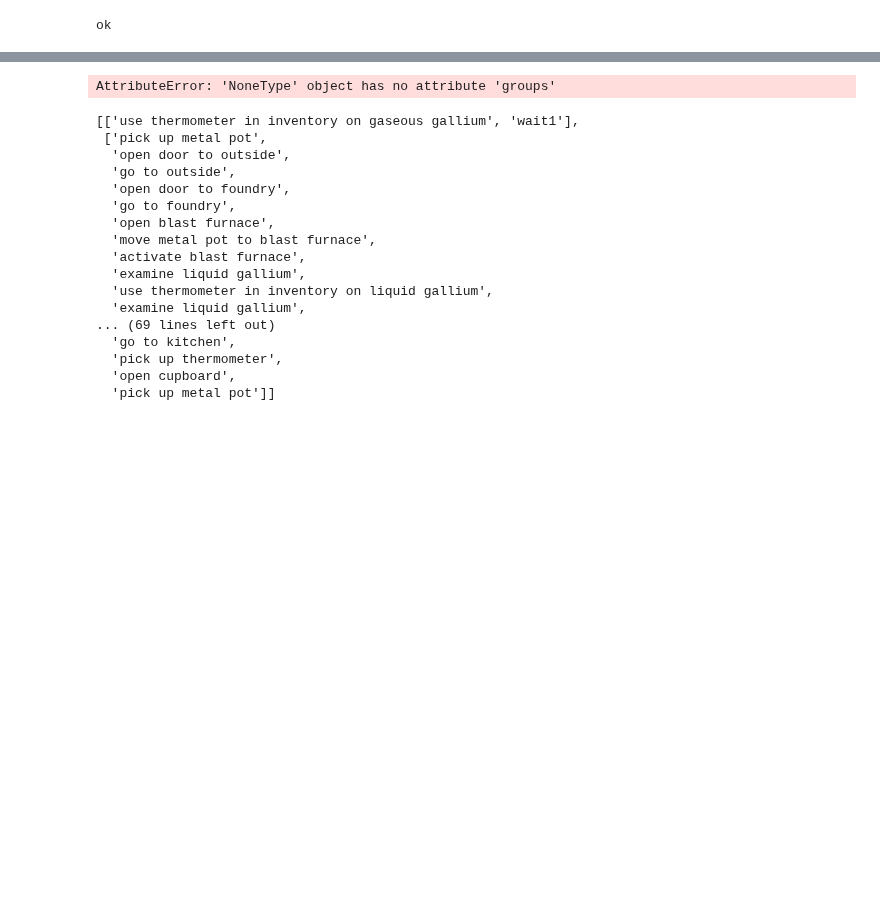
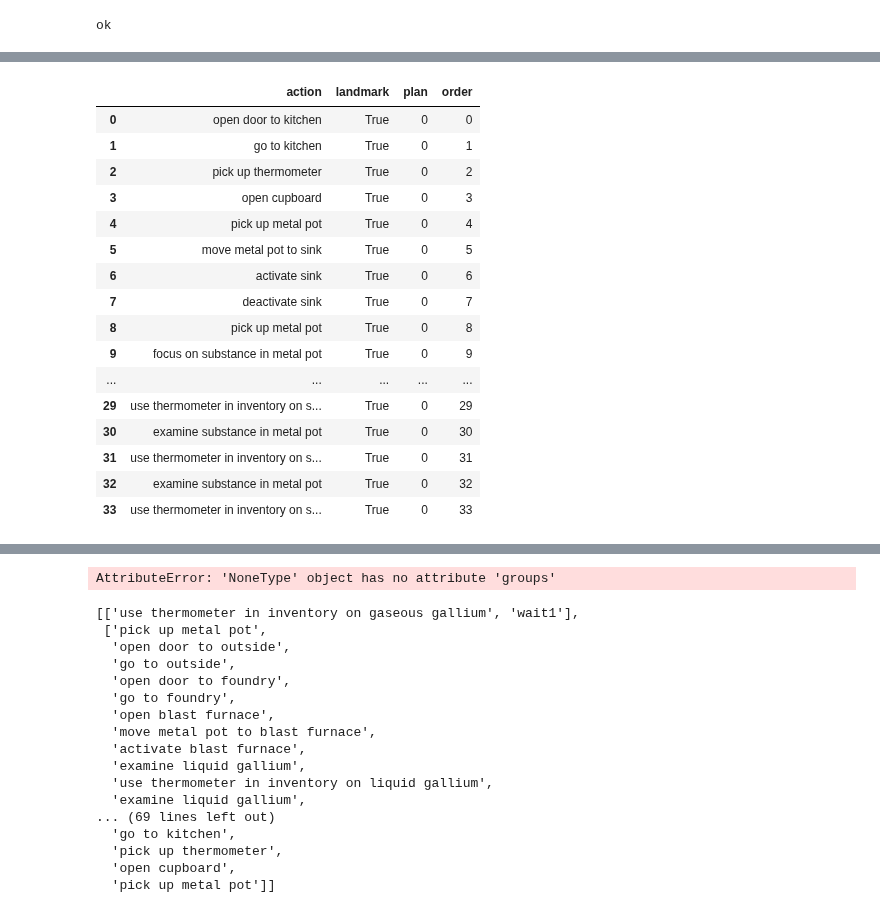
Before and after one commit to yukioichida/bdi-latent-space, a Jupyter notebook: notebooks/collect_plans.ipynb, the cells around one changed output, grey strips where cells are left out. Saved outputs shown, nothing was run; the diff lists cells and outputs as text; code cells hidden in the pictures; blank space fills up the shorter version.

Commit message:
collect_plans

```diff
--- a/notebooks/collect_plans.ipynb
+++ b/notebooks/collect_plans.ipynb
@@ -80,7 +84,9 @@ for variation in range(0, len(data['0']['goldActionSequences'])):
         current_state = parse(step['freelook'])
         action = step['action']
         preconditions = list(set(previous_state) - set(current_state))
-        plan.append((action, step['observation']))
+        #plan.append((action, step['observation']))
+        if action != 'look around':
+            plan.append(action)
         previous_state = current_state
         if step['isCompleted'] == 'true':
             break
@@ -116,0 +103,21 @@ all_plans['Your task is to boil water']
+# %%
+def common_member(a, b):
+    a_set = set(a)
+    b_set = set(b)
+
+    # check length
+    if len(a_set.intersection(b_set)) > 0:
+        return(a_set.intersection(b_set))
+    else:
+        return("no common elements")
+
+plans = all_plans['Your task is to boil water']
+common_actions = []
+
+plan_a = plans[0]
+
+for plan in plans[1:]:
+    common_actions = common_member(plan_a, plan)
+    plan_a = common_actions
+
+common_actions
@@ -116,0 +139,33 @@ all_plans['Your task is to boil water']
+# %%
+rows = []
+for i, plan in enumerate(plans):
+    for j, action in enumerate(plan):
+        flag = True if action in common_actions else False
+        rows.append({
+            'action': action,
+            'landmark': flag,
+            'plan': i,
+            'order': j
+        })
+
+df = pd.DataFrame(rows)
+# %%
+df[df['plan'] == 0].sort_values("order")
+# %% [output]
+|  | action | landmark | plan | order |
+| 0 | open door to kitchen | True | 0 | 0 |
+| 1 | go to kitchen | True | 0 | 1 |
+| 2 | pick up thermometer | True | 0 | 2 |
+| 3 | open cupboard | True | 0 | 3 |
+| 4 | pick up metal pot | True | 0 | 4 |
+| 5 | move metal pot to sink | True | 0 | 5 |
+| 6 | activate sink | True | 0 | 6 |
+| 7 | deactivate sink | True | 0 | 7 |
+| 8 | pick up metal pot | True | 0 | 8 |
+| 9 | focus on substance in metal pot | True | 0 | 9 |
+| ... | ... | ... | ... | ... |
+| 29 | use thermometer in inventory on s... | True | 0 | 29 |
+| 30 | examine substance in metal pot | True | 0 | 30 |
+| 31 | use thermometer in inventory on s... | True | 0 | 31 |
+| 32 | examine substance in metal pot | True | 0 | 32 |
+| 33 | use thermometer in inventory on s... | True | 0 | 33 |
```
Also changed, not shown: parts of 9 cells of this notebook, 4 other files.
